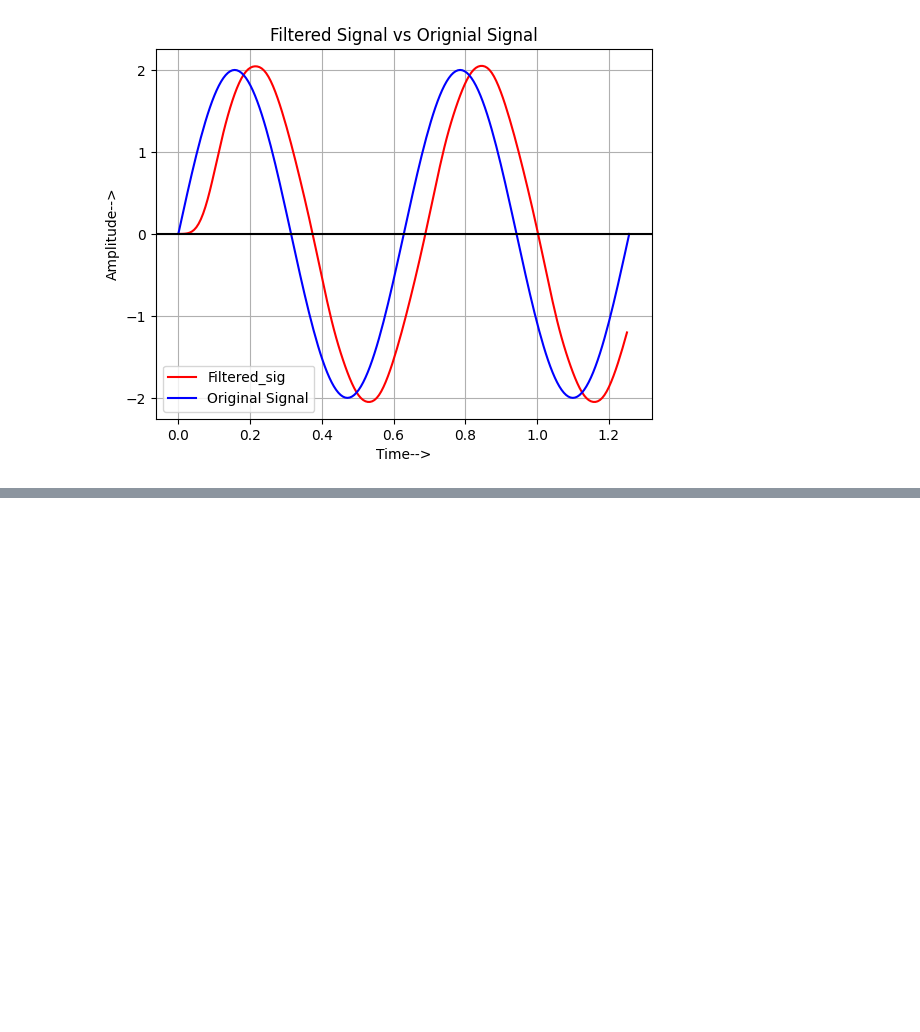
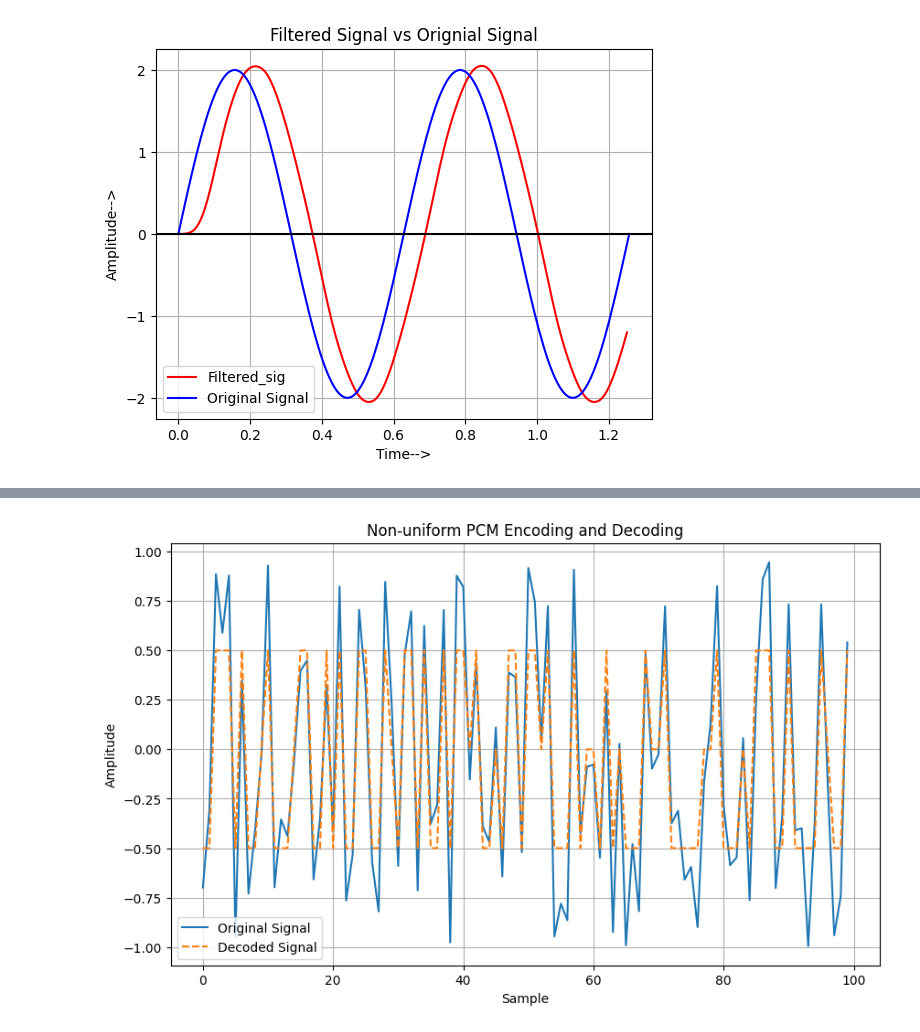
Before and after one commit to ParasKore2003/Digital-Communication-Lab, a Jupyter notebook: Digital Communication/Lab record/Lab2.ipynb, the cells around one changed output, grey strips where cells are left out. Drawn from its saved outputs; the diff is of its cells as text; code cells hidden in the pictures; blank space fills up the shorter version.

```diff
--- a/Digital Communication/Lab record/Lab2.ipynb
+++ b/Digital Communication/Lab record/Lab2.ipynb
@@ -203,0 +236,42 @@ plt.grid()
+# %%
+#Reference
+import numpy as np
+import matplotlib.pyplot as plt
+import librosa as lb
+
+def encode_non_uniform_pcm(signal, quantization_levels):
+    encoded_signal = np.zeros_like(signal, dtype=int)
+    for i, sample in enumerate(signal):
+        # Find the closest quantization level for each sample
+        quantized_sample = min(quantization_levels, key=lambda x: abs(sample - x))
+        encoded_signal[i] = quantization_levels.index(quantized_sample)
+    return encoded_signal
+
+def decode_non_uniform_pcm(encoded_signal, quantization_levels):
+    decoded_signal = np.zeros_like(encoded_signal, dtype=float)
+    for i, index in enumerate(encoded_signal):
+        decoded_signal[i] = quantization_levels[index]
+    return decoded_signal
+
+# Example usage
+signal = np.random.uniform(-1, 1, size=100)  # Generating a random signal
+quantization_levels = [-0.5, 0, 0.5]  # Example quantization levels
+
+# Encode the signal
+encoded_signal = encode_non_uniform_pcm(signal, quantization_levels)
+
+# Decode the encoded signal
+decoded_signal = decode_non_uniform_pcm(encoded_signal, quantization_levels)
+
+# Plot the original and decoded signals
+plt.figure(figsize=(10, 6))
+plt.plot(signal, label='Original Signal')
+plt.plot(decoded_signal, label='Decoded Signal', linestyle='dashed')
+plt.xlabel('Sample')
+plt.ylabel('Amplitude')
+plt.title('Non-uniform PCM Encoding and Decoding')
+plt.legend()
+plt.grid(True)
+plt.show()
+# %% [output]
+[figure, added]
```
Also changed, not shown: parts of 1 cell of this notebook, 1 other file.
